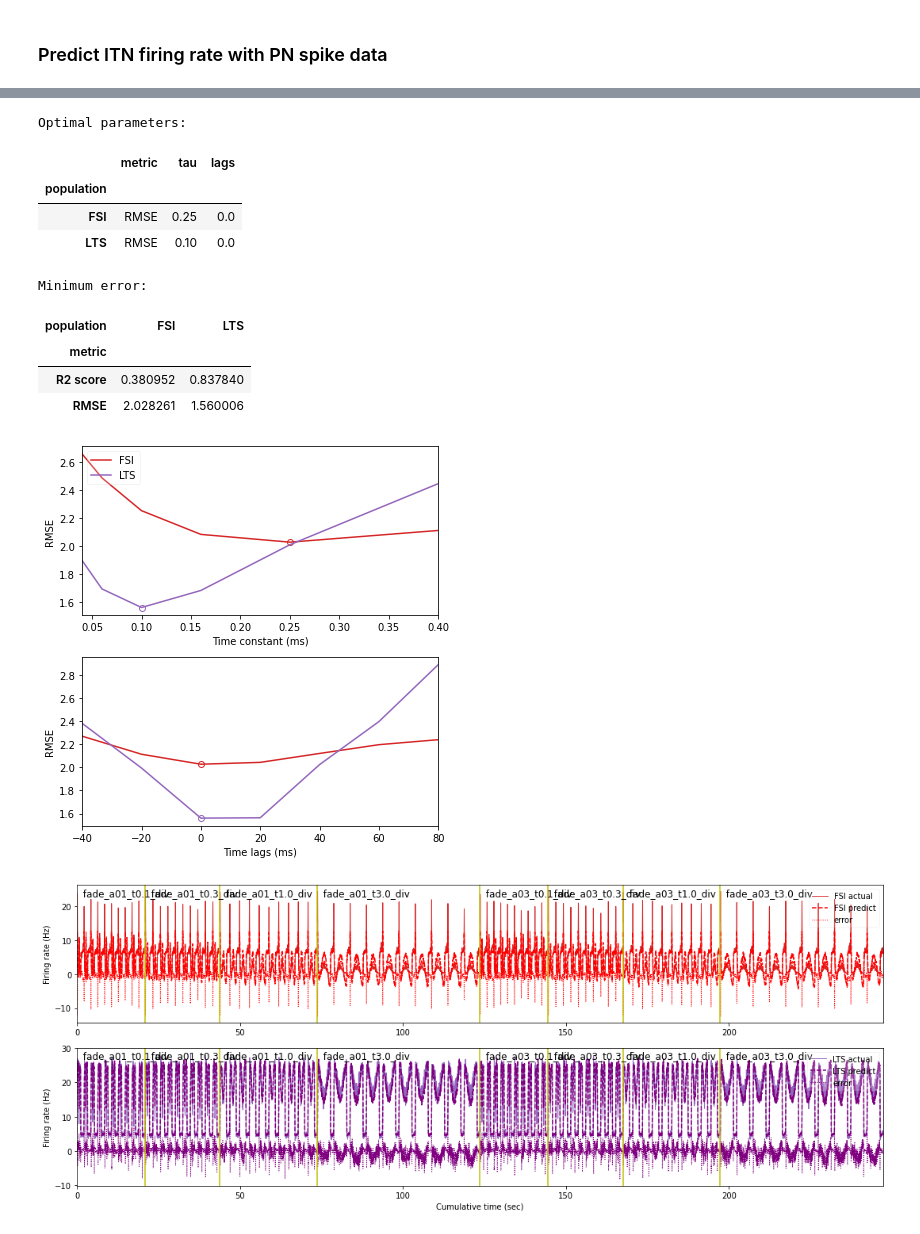
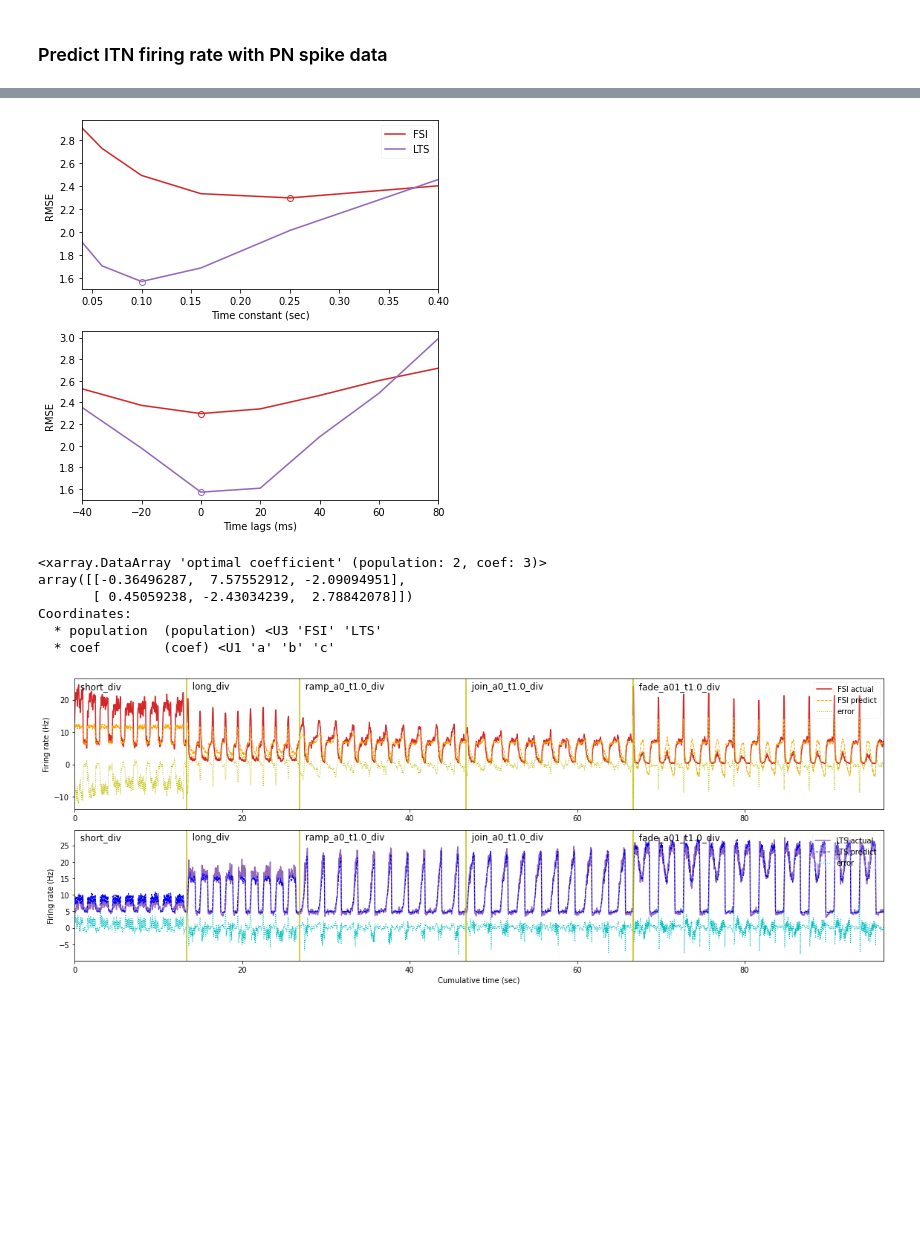
Before and after one commit to chenziao/M1ten_thousand, a Jupyter notebook: Analysis/Analyze_FR_STP.ipynb, the cells around one changed output, grey strips where cells are left out. Saved outputs shown, nothing was run; the diff lists cells and outputs as text; code cells hidden in the pictures; blank space fills up the shorter version.

Commit message:
Add population STP analysis using jump process

```diff
--- a/Analysis/Analyze_FR_STP.ipynb
+++ b/Analysis/Analyze_FR_STP.ipynb
@@ -74,26 +139,9 @@ optimal_param = xr.Dataset({d: pred_error.coords[d][optimal_idx[d]] for d in par
-# %%
-print("Optimal parameters:")
-display(optimal_param.to_pandas())
-print("Minimum error:")
-min_error = pred_error.min(dim=param_dims)
-display(min_error.to_pandas())
-# %% [output]
-Optimal parameters:
-|  | metric | tau | lags |
-| population |  |  |  |
-| FSI | RMSE | 0.25 | 0.0 |
-| LTS | RMSE | 0.10 | 0.0 |
-Minimum error:
-| population | FSI | LTS |
-| metric |  |  |
-| R2 score | 0.380952 | 0.837840 |
-| RMSE | 2.028261 | 1.560006 |
 # %%
 error = pred_error.sel(metric='RMSE')
 
 _, axs = plt.subplots(len(param_dims), 1, figsize=(6, 6))
 for ax, (pdm, label) in zip(axs, param_dims.items()):
-    for p in error.population.values:
+    for p in population:
         opt_p = optimal_param.sel(population=p)
         err = error.sel(population=p, **{d: opt_p[d] for d in param_dims if d != pdm})
         ax.plot(error[pdm], err, color=pop_color[p], label=p)
@@ -102,15 +150,17 @@ for ax, (pdm, label) in zip(axs, param_dims.items()):
     ax.set_xlim(error[pdm][[0, -1]])
     ax.set_xlabel(label)
     ax.set_ylabel(error.metric.item())
-axs[0].legend(loc='upper left', framealpha=0.2)
+axs[0].legend(loc='upper right', framealpha=0.2)
 plt.tight_layout()
 plt.show()
 # %% [output]
-[figure, old version]
+[figure, new version]
 # %%
 linestyle = {'actual': '-', 'predict': '--'}
 opt_pred = []
-for p in optimal_param.population.values:
+opt_coef = []
+comb_w_stp = []
+for p in population:
     opt_p = optimal_param.sel(population=p)
     trg = (p, opt_p.lags.item())
     opt_lag_fr = lag_fr.sel(target=trg).values
@@ -118,5 +168,18 @@ for p in optimal_param.population.values:
     tau_idx = pred_error.tau.to_index().get_loc(opt_p.tau.item())
     opt_fr_pred = fr_pred[tau_idx][:, trg_idx]
     opt_pred.append([opt_lag_fr, opt_fr_pred])
-opt_pred = xr.DataArray(opt_pred, coords=dict(
-    population=optimal_param.population, output=list(linestyle), time=lag_fr.time))
+    opt_reg = stp_fr_reg[tau_idx]
+    opt_coef.append(opt_reg.coef_[trg_idx].tolist() + [opt_reg.intercept_[trg_idx]])
+    comb_w_stp.append(w_stp[tau_idx])
+opt_pred = xr.DataArray(opt_pred, name='optimal prediction', coords=dict(
+    population=population, output=list(linestyle), time=lag_fr.time))
+opt_coef = xr.DataArray(opt_coef, name='optimal coefficient', coords=dict(
+    population=population, coef=['a', 'b', 'c']))
+display(opt_coef)
+# %% [output]
+<xarray.DataArray 'optimal coefficient' (population: 2, coef: 3)>
+array([[-0.36496287,  7.57552912, -2.09094951],
+       [ 0.45059238, -2.43034239,  2.78842078]])
+Coordinates:
+  * population  (population) <U3 'FSI' 'LTS'
+  * coef        (coef) <U1 'a' 'b' 'c'
@@ -123,37 +204,48 @@ opt_pred = xr.DataArray(opt_pred, coords=dict(
 # %%
 from matplotlib.transforms import blended_transform_factory
 
-# trial_filt = ['']  # show all trials
-trial_filt = ['fade', 'div']  # conditions for filtering trials
-show_slice = {tr: trial_slice[tr] for tr in ps.get_trials(trial_filt, trial_list=trials)}
+pred_clr = {'FSI': 'orange', 'LTS': 'blue'}
+err_clr = {'FSI': 'y', 'LTS': 'c'}
 
-_, axs = plt.subplots(opt_pred.population.size, 1, figsize=(15, 3 * opt_pred.population.size))
+# Show all trials
+# show_trials = ps.get_trials([], trials=trials)
+
+# Conditions for filtering trials
+# trial_filt = (('short', 'long'), 'div')
+trial_filt = (('short', 'div'), ('long', 'div'), ('t1.0', 'div'))
+exclude = ('a03', 'down', 'quit')
+show_trials = ps.get_trials(trial_filt, trials=trials, revert_junction=False, exclude=exclude)
+
+show_slice = {tr: trial_slice[tr] for tr in show_trials}
+
+figsize = (16, 3)
+_, axs = plt.subplots(population.size, 1, figsize=(figsize[0], figsize[1] * population.size))
 T = 0
 for i, (trial, idx) in enumerate(show_slice.items()):
     idx = slice(*idx)
     t = T + opt_pred.time[idx] / 1000
     T = t[-1]
-    for p, ax in zip(opt_pred.population.values, axs):
-        Y = opt_pred.isel(time=idx).sel(population=p)
+    for p, ax in zip(population, axs):
+        Ys = opt_pred.isel(time=idx).sel(population=p)
         for y in opt_pred.output.values:
-            clr = pop_color[p].replace('tab:', '') if y == 'predict' else pop_color[p]
-            linewidth = 1.5 if y == 'predict' else 1
+            clr = pred_clr[p] if y == 'predict' else pop_color[p]
+            linewidth = 1 if y == 'predict' else 1.5
             label = None if i else f'{p} {y}'
-            ax.plot(t, Y.sel(output=y), color=clr, linewidth=linewidth,
+            ax.plot(t, Ys.sel(output=y), color=clr, linewidth=linewidth,
                     linestyle=linestyle[y], label=label)
-        ax.plot(t, Y.sel(output='predict') - Y.sel(output='actual'), color=clr,
-                linewidth=1, linestyle=':', label=None if i else 'error')
+        ax.plot(t, Ys.sel(output='predict') - Ys.sel(output='actual'), color=err_clr[p],
+                linewidth=linewidth, linestyle=':', label=None if i else 'error')
         if i:
             ax.axvline(x=t[0], color='y')
         trans = blended_transform_factory(ax.transData, ax.transAxes)
         ax.text(t[0], 0.98, '  ' + trial, transform=trans, fontsize='large',
                 horizontalalignment='left', verticalalignment='top')
 for ax in axs:
     ax.set_xlim([0, T])
     ax.set_ylabel('Firing rate (Hz)')
     ax.legend(loc='upper right', framealpha=0.2)
 axs[-1].set_xlabel('Cumulative time (sec)')
 plt.tight_layout()
 plt.show()
 # %% [output]
-[figure, old version]
+[figure, new version]
```
Also changed, not shown: parts of 10 cells of this notebook, 4 other files.
